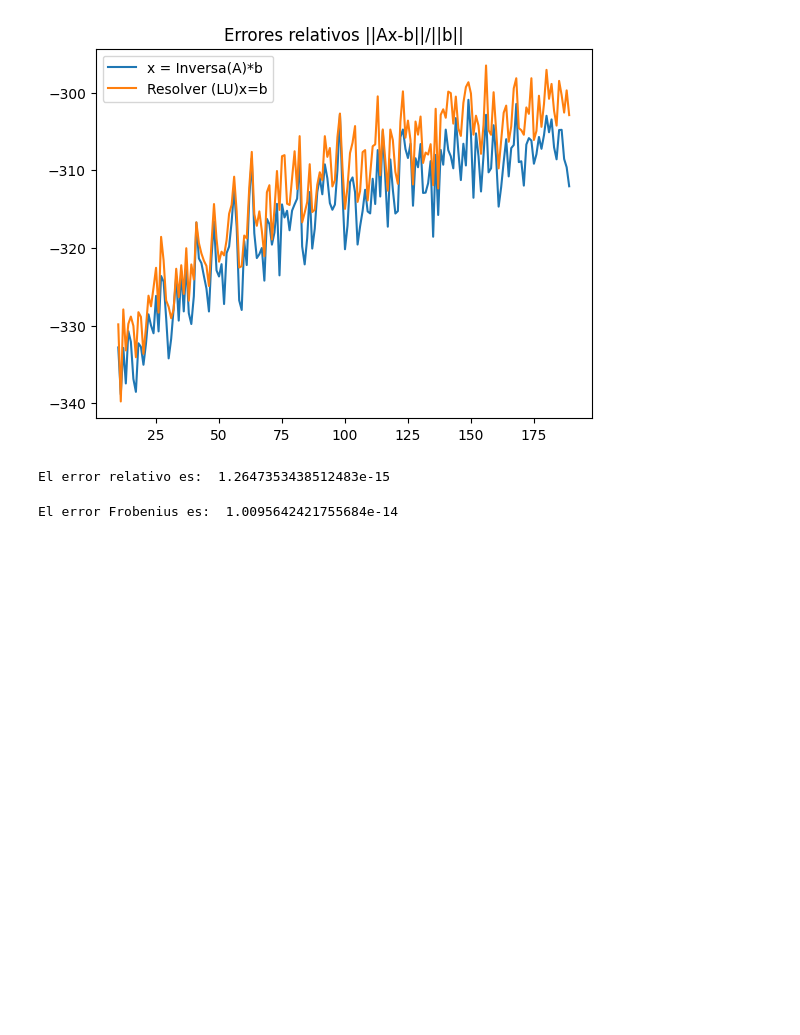
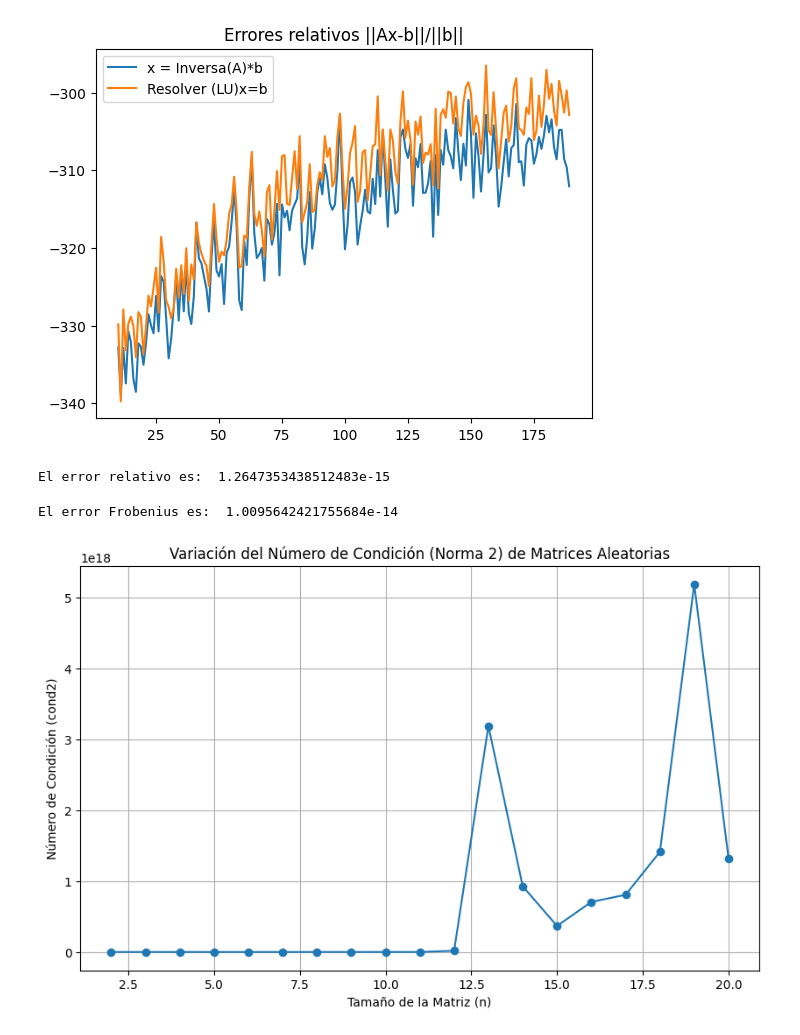
Before and after one commit to MatiMoran/TP1-ALC-2023-2C, a Jupyter notebook: tp1.ipynb, the cells around one changed output. Drawn from its saved outputs; the diff is of its cells as text; code cells hidden in the pictures; blank space fills up the shorter version.

```diff
--- a/tp1.ipynb
+++ b/tp1.ipynb
@@ -404,3 +402,33 @@ def test_inversa(A):
 test_inversa(matrix)
 # %% [output]
 El error Frobenius es:  1.0095642421755684e-14
+# %%
+import numpy as np
+
+def hilbert_matrix(n):
+    # Inicializa una matriz de ceros de tamaño n x n
+    H = np.zeros((n, n))
+
+    # Rellena la matriz de Hilbert con los valores adecuados
+    for i in range(1, n + 1):
+        for j in range(1, n + 1):
+            H[i - 1, j - 1] = 1 / (i + j - 1)
+
+    return H
+# %%
+v1 = np.array([])
+for n in range(2, 21):
+    A = hilbert_matrix(n)
+    num_cond =  np.linalg.cond(A, p=2)
+    v1 = np.append(v1,num_cond)
+# %%
+# Crear el gráfico
+plt.figure(figsize=(10, 6))
+plt.plot(range(2, 21), v1, marker='o', linestyle='-')
+plt.title('Variación del Número de Condición (Norma 2) de Matrices Aleatorias')
+plt.xlabel('Tamaño de la Matriz (n)')
+plt.ylabel('Número de Condición (cond2)')
+plt.grid(True)
+plt.show()
+# %% [output]
+[figure, added]
```
Also changed, not shown: parts of 7 cells of this notebook.
